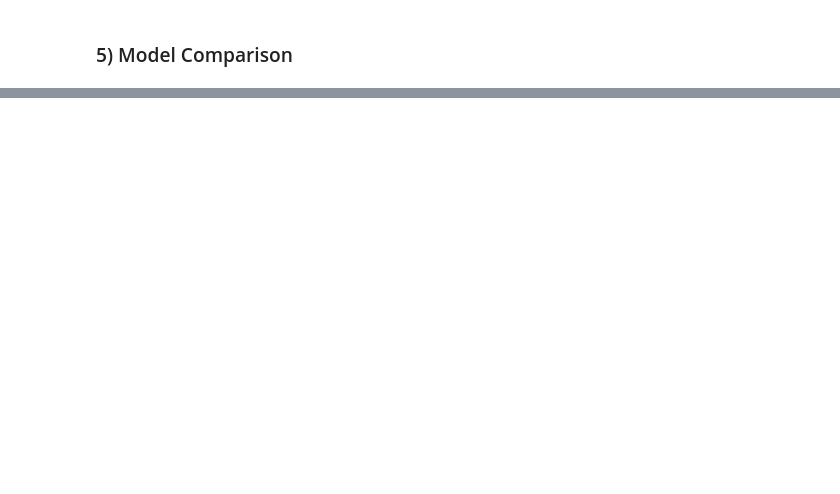
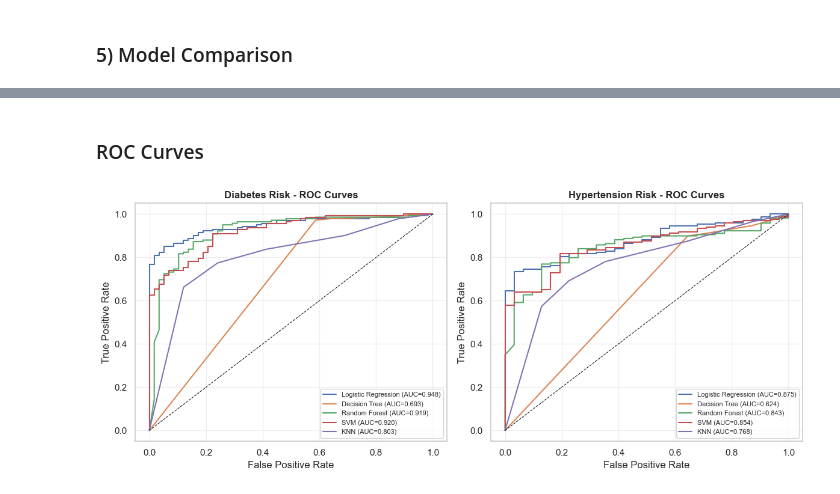
Before and after one commit to RodriguesS2/Project2-IA, a Jupyter notebook: model_building.ipynb, the cells around one changed output, grey strips where cells are left out. Cells and saved outputs as stored; diff of their text form; code cells hidden in the pictures; blank space fills up the shorter version.

```diff
--- a/model_building.ipynb
+++ b/model_building.ipynb
@@ -270,0 +483,43 @@ Logistic Regression 0.875358  0.875399 0.810651   0.951389
+# %% [markdown]
+### ROC Curves
+# %%
+fig, axes = plt.subplots(1, 2, figsize=(12, 5))
+
+# Diabetes ROC
+for name, model in diabetes_models.items():
+    if name in ['SVM', 'KNN']:
+        y_proba = model.predict_proba(X_test_scaled)[:, 1]
+    else:
+        y_proba = model.predict_proba(X_test_scaled)[:, 1]
+    fpr, tpr, _ = roc_curve(y_diab_test, y_proba)
+    auc = roc_auc_score(y_diab_test, y_proba)
+    axes[0].plot(fpr, tpr, label=f'{name} (AUC={auc:.3f})', linewidth=1.5)
+
+axes[0].plot([0, 1], [0, 1], 'k--', linewidth=0.8)
+axes[0].set_xlabel('False Positive Rate')
+axes[0].set_ylabel('True Positive Rate')
+axes[0].set_title('Diabetes Risk - ROC Curves', fontweight='bold')
+axes[0].legend(loc='lower right', fontsize=8)
+axes[0].grid(alpha=0.3)
+
+# Hypertension ROC
+for name, model in hypertension_models.items():
+    if name in ['SVM', 'KNN']:
+        y_proba = model.predict_proba(X_test_scaled)[:, 1]
+    else:
+        y_proba = model.predict_proba(X_test_scaled)[:, 1]
+    fpr, tpr, _ = roc_curve(y_hyp_test, y_proba)
+    auc = roc_auc_score(y_hyp_test, y_proba)
+    axes[1].plot(fpr, tpr, label=f'{name} (AUC={auc:.3f})', linewidth=1.5)
+
+axes[1].plot([0, 1], [0, 1], 'k--', linewidth=0.8)
+axes[1].set_xlabel('False Positive Rate')
+axes[1].set_ylabel('True Positive Rate')
+axes[1].set_title('Hypertension Risk - ROC Curves', fontweight='bold')
+axes[1].legend(loc='lower right', fontsize=8)
+axes[1].grid(alpha=0.3)
+
+plt.tight_layout()
+plt.show()
+# %% [output]
+[figure, added]
```
Also changed, not shown: parts of 9 cells of this notebook.
